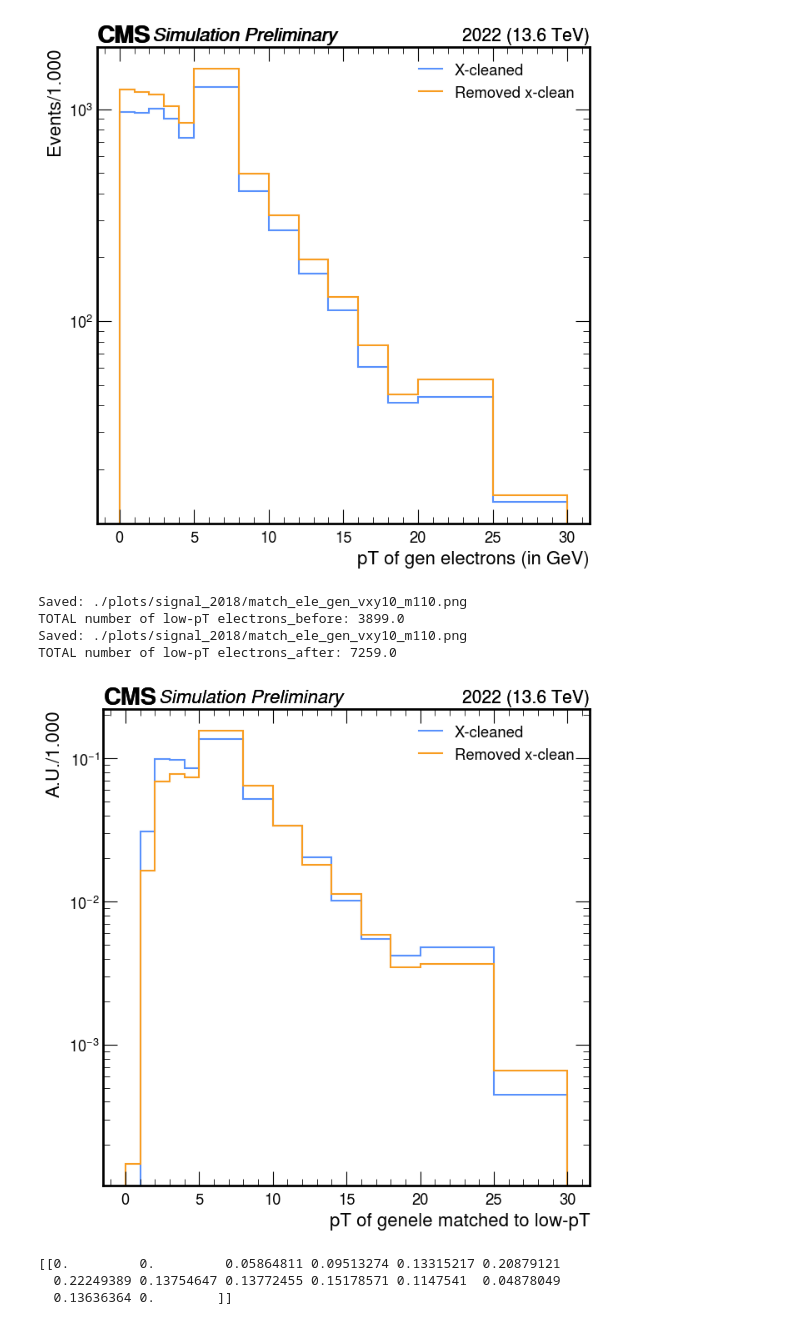
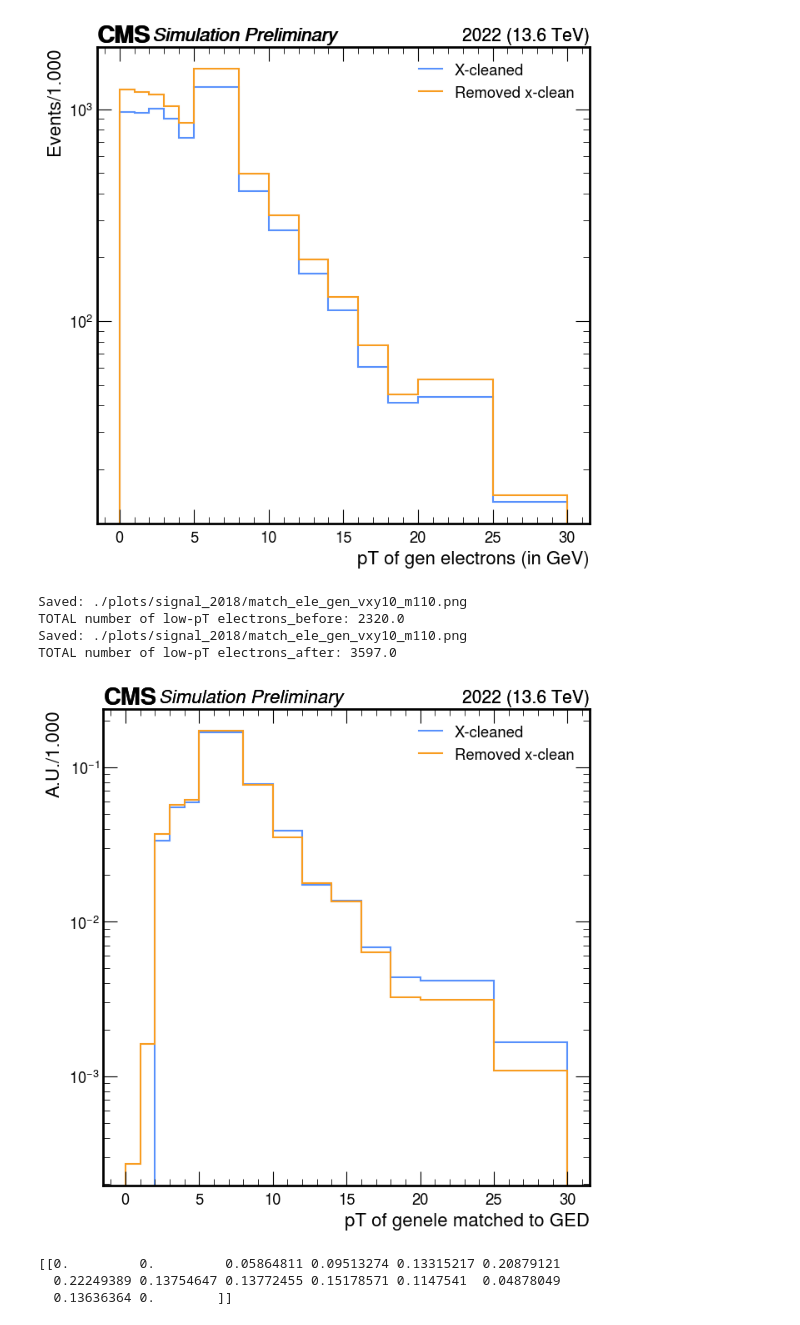
Before and after one commit to cms-idm/IDM, a Jupyter notebook: python_analysis/exampleNotebooks/EREvspT.ipynb, the cells around one changed output. Drawn from its saved outputs; the diff is of its cells as text; code cells hidden in the pictures.

Commit message:
Usual plotting

```diff
--- a/python_analysis/exampleNotebooks/EREvspT.ipynb
+++ b/python_analysis/exampleNotebooks/EREvspT.ipynb
@@ -191,7 +191,7 @@ results_before = [
     ptools.plot_signal_1D_match(
         sig_histo_before, m1, delta, ctau,
         plot_dict, style_dict,
-        match_type='L', passID=1
+        match_type='R', passID=1
     )
     # for m1 in m1s
 ]
@@ -219,44 +219,44 @@ style_dict = {
     'doDensity': True,
     'doYerr': False,
     #'xlabel': "pT of gen electrons(matched to 'R')",
-    'xlabel': "pT of genele matched to low-pT",              # if None, the default will show up; otherwise give as a string, i.e. 'Electron dxy'
+    'xlabel': "pT of genele matched to GED",              # if None, the default will show up; otherwise give as a string, i.e. 'Electron dxy'
     'ylabel': None,   # if None, the default will show up; otherwise give as a string, i.e. 'Efficiency'
     'label': "Removed x-clean"  ,    # if None, the default will show up; otherwise give as a string, i.e. 'Highest ctau signal samples'
     'flow': None,     # overflow
     'doSave': True,
     'outDir': './plots/signal_2018',
     'outName': f'match_ele_gen_vxy10_m110.png'
 }
 m1=30
 # m1s = [10,30,50]
 delta = 0.1
 ctau = 10
 
 
 
 results_after = [
     ptools.plot_signal_1D_match(
         sig_histo_after, m1, delta, ctau,
         plot_dict, style_dict,
-        match_type='L', passID=1
+        match_type='R', passID=1
     )
     # for m1 in m1s
 ]
 counts_after, edges_after = zip(*results_after)
 
 counts_num_after = np.array(counts_after)     # shape: (n_m1, n_bins)
 edges_num_after  = np.array(edges_after)      # shape: (n_m1, n_edges)
 
 bins_x_num_after = (edges_num_after[:, :-1] + edges_num_after[:, 1:])*(0.5)
 
 total_num_after = np.sum(counts_num_after)
 print ("TOTAL number of low-pT electrons_after:", total_num_after)
 # %% [output]
 Saved: ./plots/signal_2018/match_ele_gen_vxy10_m110.png
-TOTAL number of low-pT electrons_before: 3899.0
+TOTAL number of low-pT electrons_before: 2320.0
 Saved: ./plots/signal_2018/match_ele_gen_vxy10_m110.png
-TOTAL number of low-pT electrons_after: 7259.0
+TOTAL number of low-pT electrons_after: 3597.0
-[figure, old version]
+[figure, new version]
 # %%
 def eff_determine_unc(n, d):
     eff = np.divide(n, d)
```
